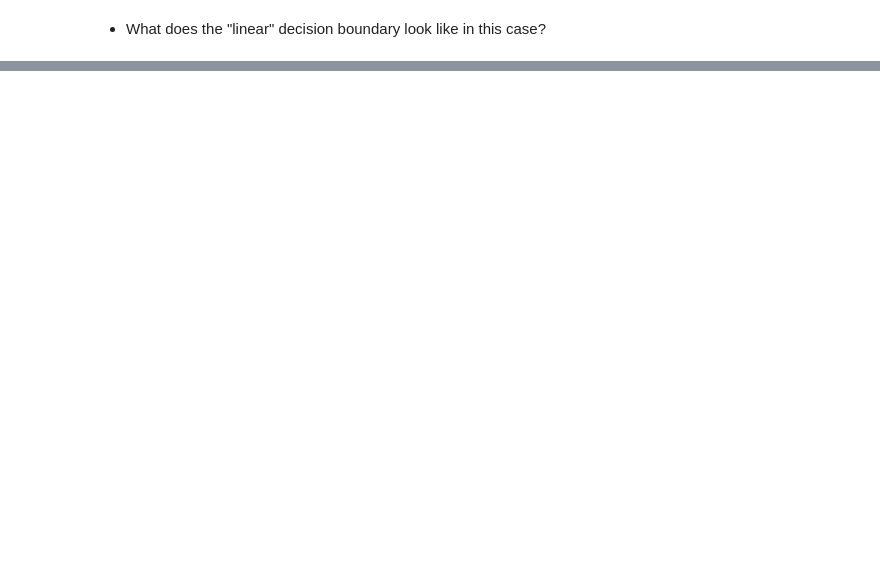
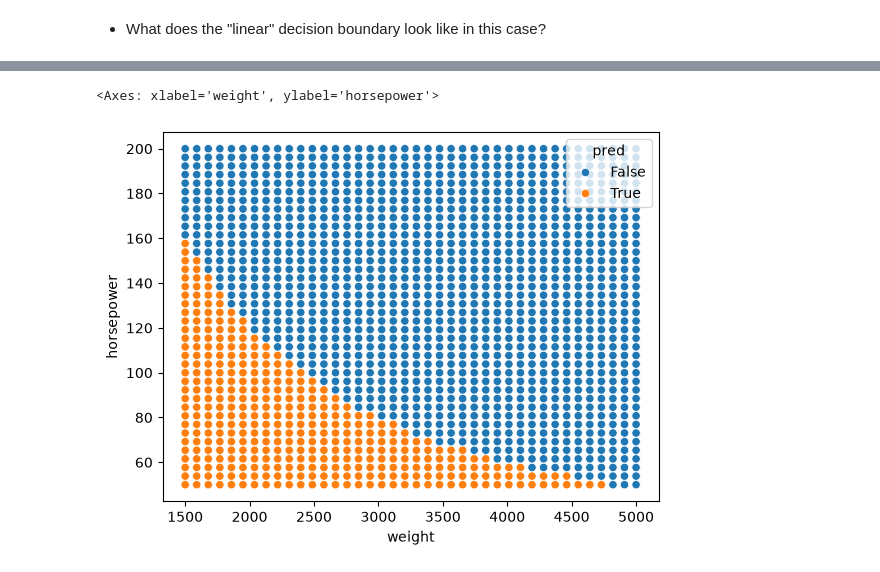
Before and after one commit to ChristopherDavisUCI/AISCI210-Unit1-ML, a Jupyter notebook: Week4-Thursday.ipynb, the cells around one changed output, grey strips where cells are left out. Saved outputs shown, nothing was run; the diff lists cells and outputs as text; code cells hidden in the pictures; blank space fills up the shorter version.

```diff
--- a/Week4-Thursday.ipynb
+++ b/Week4-Thursday.ipynb
@@ -46,0 +179,2 @@ LogisticRegression()
+# %%
+fake_data = list(product(x,y))
@@ -46,0 +185,2 @@ LogisticRegression()
+# %%
+df_fake = pd.DataFrame(fake_data, columns=["weight", "horsepower"])
@@ -46,0 +203,14 @@ LogisticRegression()
+# %%
+df_fake["wh"] = df_fake["weight"]*df_fake["horsepower"]
+# %%
+df_fake["pred"] = clf3.predict(df_fake[["wh"]])
+# %%
+sns.scatterplot(
+    x="weight",
+    y="horsepower",
+    hue="pred",
+    data=df_fake
+)
+# %% [output]
+<Axes: xlabel='weight', ylabel='horsepower'>
+[figure, added]
```
Also changed, not shown: parts of 30 cells of this notebook.
